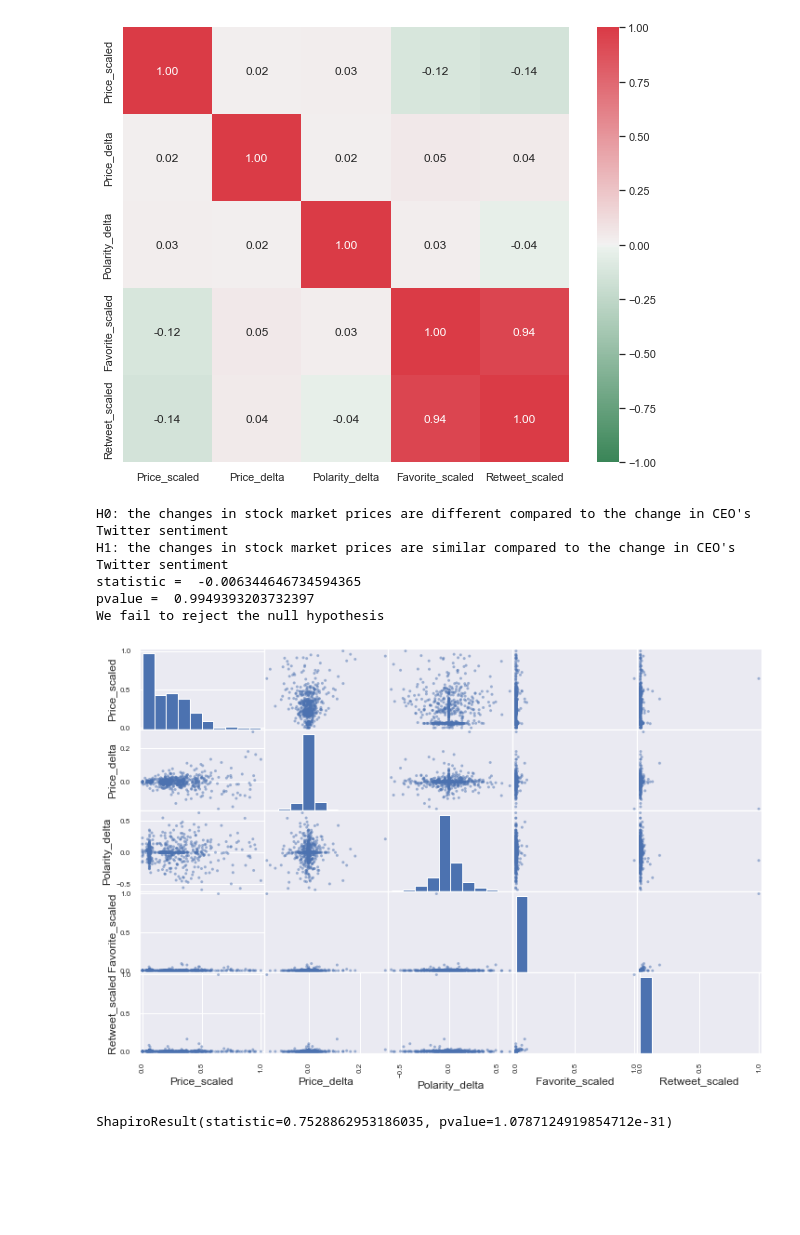
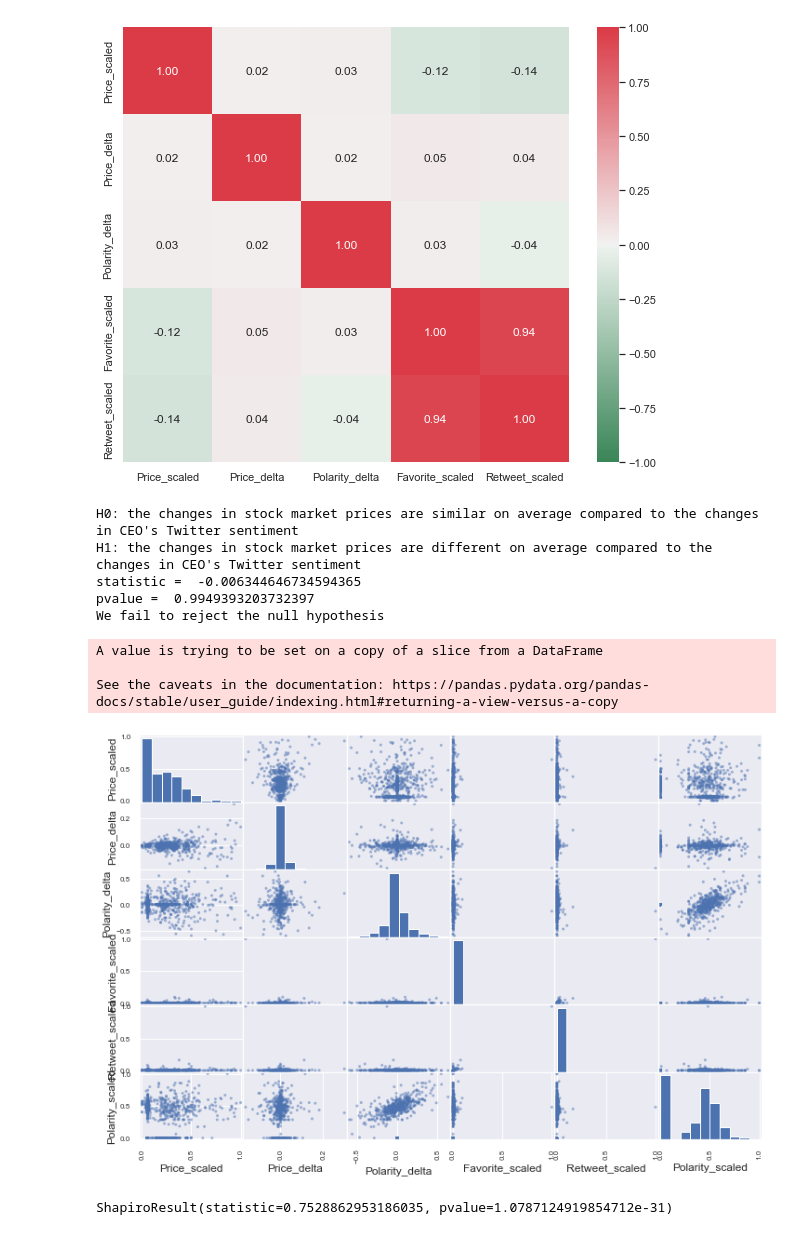
Before and after one commit to NB-01/twitter, a Jupyter notebook: data_analysis_branson.ipynb, the cells around one changed output. Drawn from its saved outputs; the diff is of its cells as text; code cells hidden in the pictures; blank space fills up the shorter version.

```diff
--- a/data_analysis_branson.ipynb
+++ b/data_analysis_branson.ipynb
@@ -68,8 +68,8 @@ plt.show()
 # %% [output]
 [figure]
 # %%
-print("H0: the changes in stock market prices are different compared to the change in CEO's Twitter sentiment")
-print("H1: the changes in stock market prices are similar compared to the change in CEO's Twitter sentiment")
+print("H0: the changes in stock market prices are similar on average compared to the changes in CEO's Twitter sentiment")
+print("H1: the changes in stock market prices are different on average compared to the changes in CEO's Twitter sentiment")
 
 statistic = st.ttest_ind(df['Price_delta'], df['Polarity_delta'], axis=0, equal_var=False, alternative='two-sided', nan_policy='omit')[0]
 pvalue = st.ttest_ind(df['Price_delta'], df['Polarity_delta'], axis=0, equal_var=False, alternative='two-sided', nan_policy='omit')[1]
@@ -82,18 +82,21 @@ if pvalue<= 0.05:
 else:
     print('We fail to reject the null hypothesis')
 # %% [output]
-H0: the changes in stock market prices are different compared to the change in CEO's Twitter sentiment
-H1: the changes in stock market prices are similar compared to the change in CEO's Twitter sentiment
+H0: the changes in stock market prices are similar on average compared to the changes in CEO's Twitter sentiment
+H1: the changes in stock market prices are different on average compared to the changes in CEO's Twitter sentiment
 statistic =  -0.006344646734594365
 pvalue =  0.9949393203732397
 We fail to reject the null hypothesis
 # %%
 from pandas.plotting import scatter_matrix
-df_sm = df[['Price_scaled','Price_delta', 'Polarity_delta','Favorite_scaled', 'Retweet_scaled']]
+df_sm = df[['Price_scaled','Price_delta', 'Polarity_delta','Favorite_scaled', 'Retweet_scaled', 'Polarity_scaled']]
 df_sm.dropna(inplace=True)
 scatter_matrix(df_sm, figsize=(12,8));
 # %% [output]
+A value is trying to be set on a copy of a slice from a DataFrame
+
+See the caveats in the documentation: https://pandas.pydata.org/pandas-docs/stable/user_guide/indexing.html#returning-a-view-versus-a-copy
-[figure, old version]
+[figure, new version]
 # %%
 scipy.stats.shapiro(df_sm['Price_delta'])
 # %% [output]
```
Also changed, not shown: parts of 3 cells of this notebook, 4 other files.
